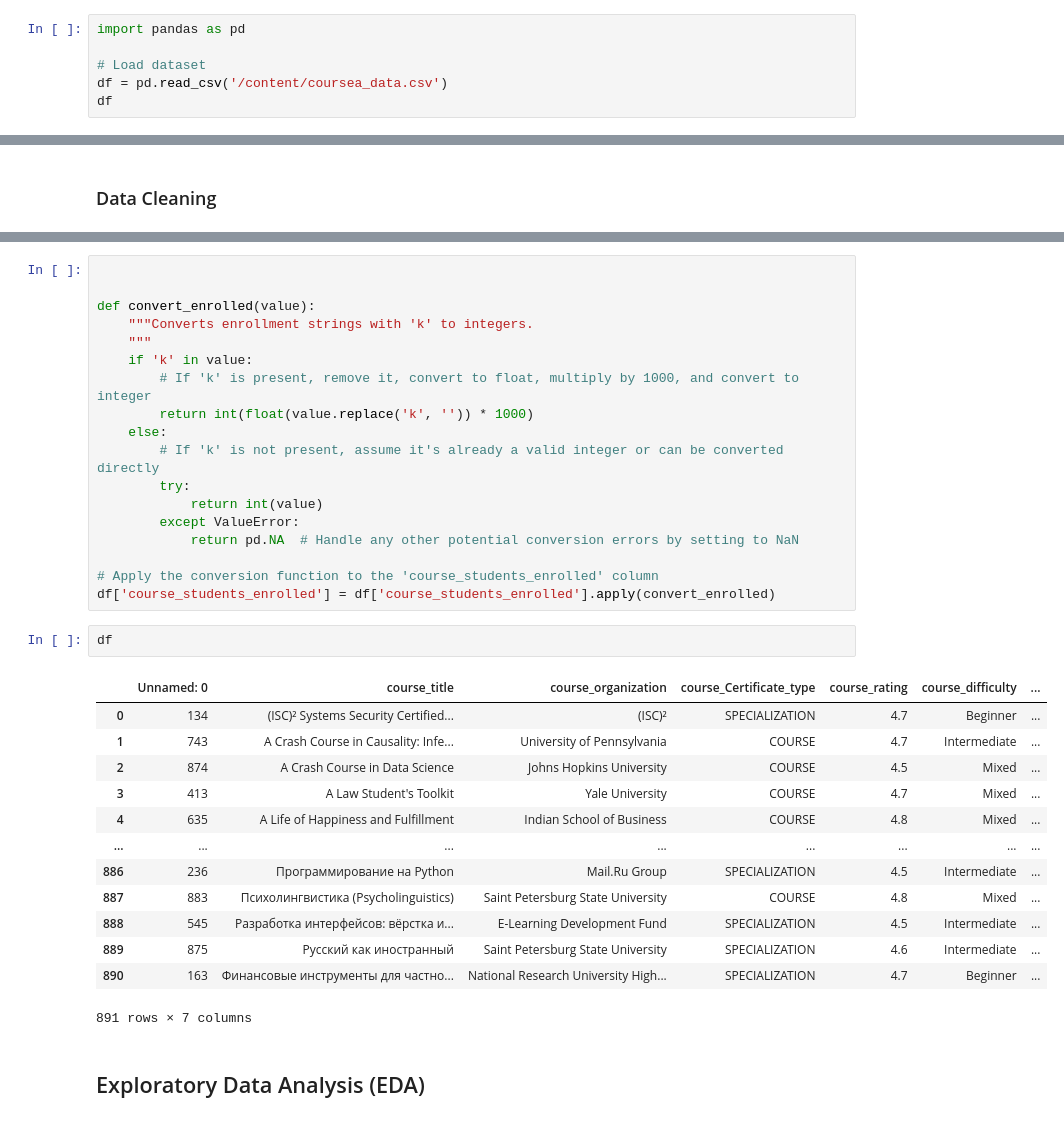
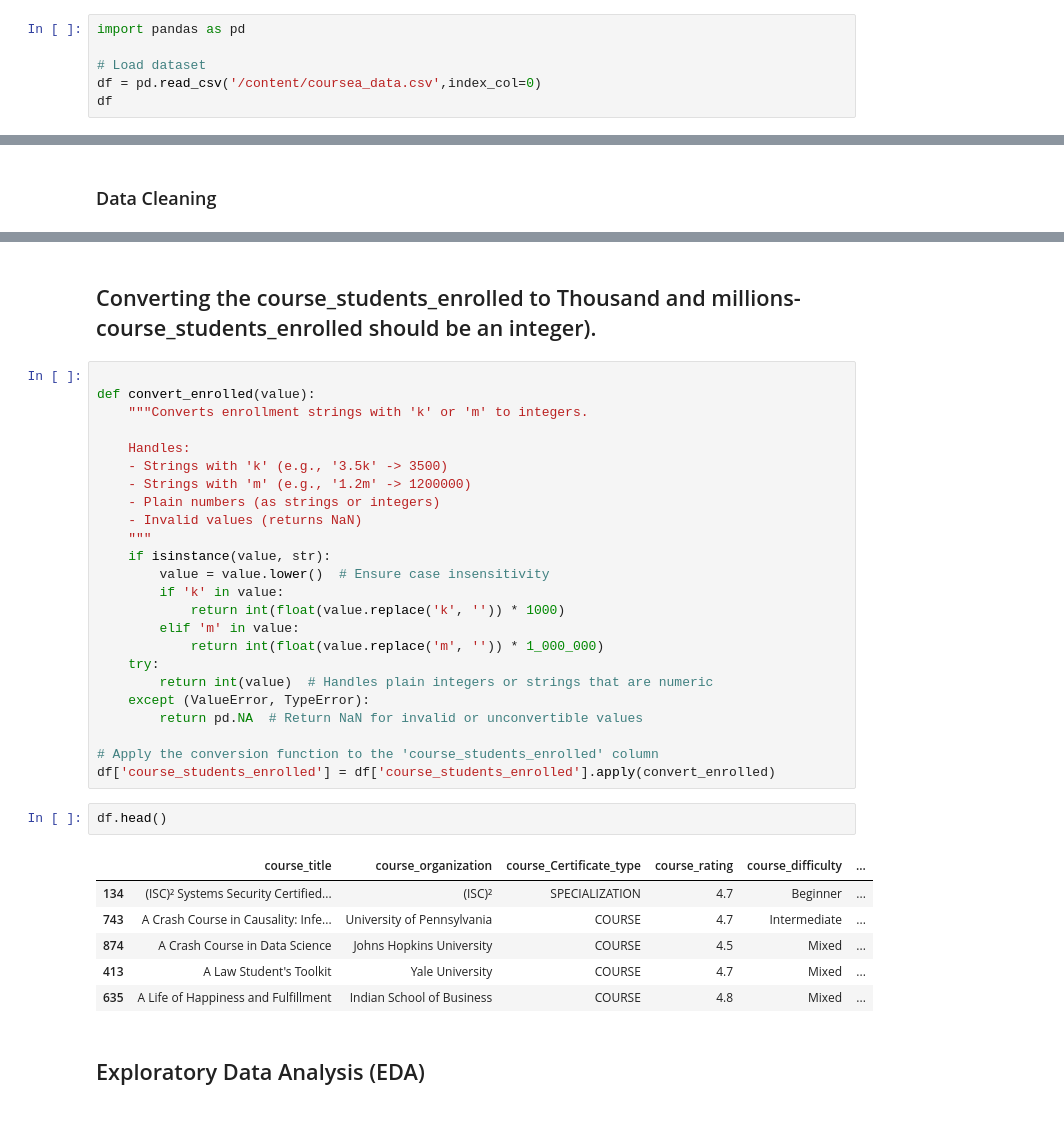
Before and after one commit to ngangawairimu/Data-visualization-with-python, a Jupyter notebook: Data_visualization_with_python.ipynb, the cells around one changed output, grey strips where cells are left out. Drawn from its saved outputs; the diff is of its cells as text.

```diff
--- a/Data_visualization_with_python.ipynb
+++ b/Data_visualization_with_python.ipynb
@@ -4,6 +4,6 @@ This project aims to analyze the Coursera Course Dataset, applying data visualiz
 import pandas as pd
 
 # Load dataset
-df = pd.read_csv('/content/coursea_data.csv')
+df = pd.read_csv('/content/coursea_data.csv',index_col=0)
 df
 # %% [output]
@@ -64,37 +61,38 @@ dtype: int64
+# %% [markdown]
+## Converting the course_students_enrolled to Thousand and millions- course_students_enrolled should be an integer).
 # %%
 
+def convert_enrolled(value):
+    """Converts enrollment strings with 'k' or 'm' to integers.
 
-def convert_enrolled(value):
-    """Converts enrollment strings with 'k' to integers.
+    Handles:
+    - Strings with 'k' (e.g., '3.5k' -> 3500)
+    - Strings with 'm' (e.g., '1.2m' -> 1200000)
+    - Plain numbers (as strings or integers)
+    - Invalid values (returns NaN)
     """
-    if 'k' in value:
-        # If 'k' is present, remove it, convert to float, multiply by 1000, and convert to integer
-        return int(float(value.replace('k', '')) * 1000)
-    else:
-        # If 'k' is not present, assume it's already a valid integer or can be converted directly
-        try:
-            return int(value)
-        except ValueError:
-            return pd.NA  # Handle any other potential conversion errors by setting to NaN
+    if isinstance(value, str):
+        value = value.lower()  # Ensure case insensitivity
+        if 'k' in value:
+            return int(float(value.replace('k', '')) * 1000)
+        elif 'm' in value:
+            return int(float(value.replace('m', '')) * 1_000_000)
+    try:
+        return int(value)  # Handles plain integers or strings that are numeric
+    except (ValueError, TypeError):
+        return pd.NA  # Return NaN for invalid or unconvertible values
 
 # Apply the conversion function to the 'course_students_enrolled' column
 df['course_students_enrolled'] = df['course_students_enrolled'].apply(convert_enrolled)
 # %%
-df
+df.head()
 # %% [output]
-|  | Unnamed: 0 | course_title | course_organization | course_Certificate_type | course_rating | course_difficulty | ... |
-| 0 | 134 | (ISC)² Systems Security Certified... | (ISC)² | SPECIALIZATION | 4.7 | Beginner | ... |
-| 1 | 743 | A Crash Course in Causality: Infe... | University of Pennsylvania | COURSE | 4.7 | Intermediate | ... |
-| 2 | 874 | A Crash Course in Data Science | Johns Hopkins University | COURSE | 4.5 | Mixed | ... |
-| 3 | 413 | A Law Student's Toolkit | Yale University | COURSE | 4.7 | Mixed | ... |
-| 4 | 635 | A Life of Happiness and Fulfillment | Indian School of Business | COURSE | 4.8 | Mixed | ... |
-| ... | ... | ... | ... | ... | ... | ... | ... |
-| 886 | 236 | Программирование на Python | Mail.Ru Group | SPECIALIZATION | 4.5 | Intermediate | ... |
-| 887 | 883 | Психолингвистика (Psycholinguistics) | Saint Petersburg State University | COURSE | 4.8 | Mixed | ... |
-| 888 | 545 | Разработка интерфейсов: вёрстка и... | E-Learning Development Fund | SPECIALIZATION | 4.5 | Intermediate | ... |
-| 889 | 875 | Русский как иностранный | Saint Petersburg State University | SPECIALIZATION | 4.6 | Intermediate | ... |
-| 890 | 163 | Финансовые инструменты для частно... | National Research University High... | SPECIALIZATION | 4.7 | Beginner | ... |
+|  | course_title | course_organization | course_Certificate_type | course_rating | course_difficulty | ... |
+| 134 | (ISC)² Systems Security Certified... | (ISC)² | SPECIALIZATION | 4.7 | Beginner | ... |
+| 743 | A Crash Course in Causality: Infe... | University of Pennsylvania | COURSE | 4.7 | Intermediate | ... |
+| 874 | A Crash Course in Data Science | Johns Hopkins University | COURSE | 4.5 | Mixed | ... |
+| 413 | A Law Student's Toolkit | Yale University | COURSE | 4.7 | Mixed | ... |
+| 635 | A Life of Happiness and Fulfillment | Indian School of Business | COURSE | 4.8 | Mixed | ... |
-891 rows × 7 columns
 # %% [markdown]
 ##  Exploratory Data Analysis (EDA)
 # %%
```
Also changed, not shown: parts of 28 cells of this notebook.
